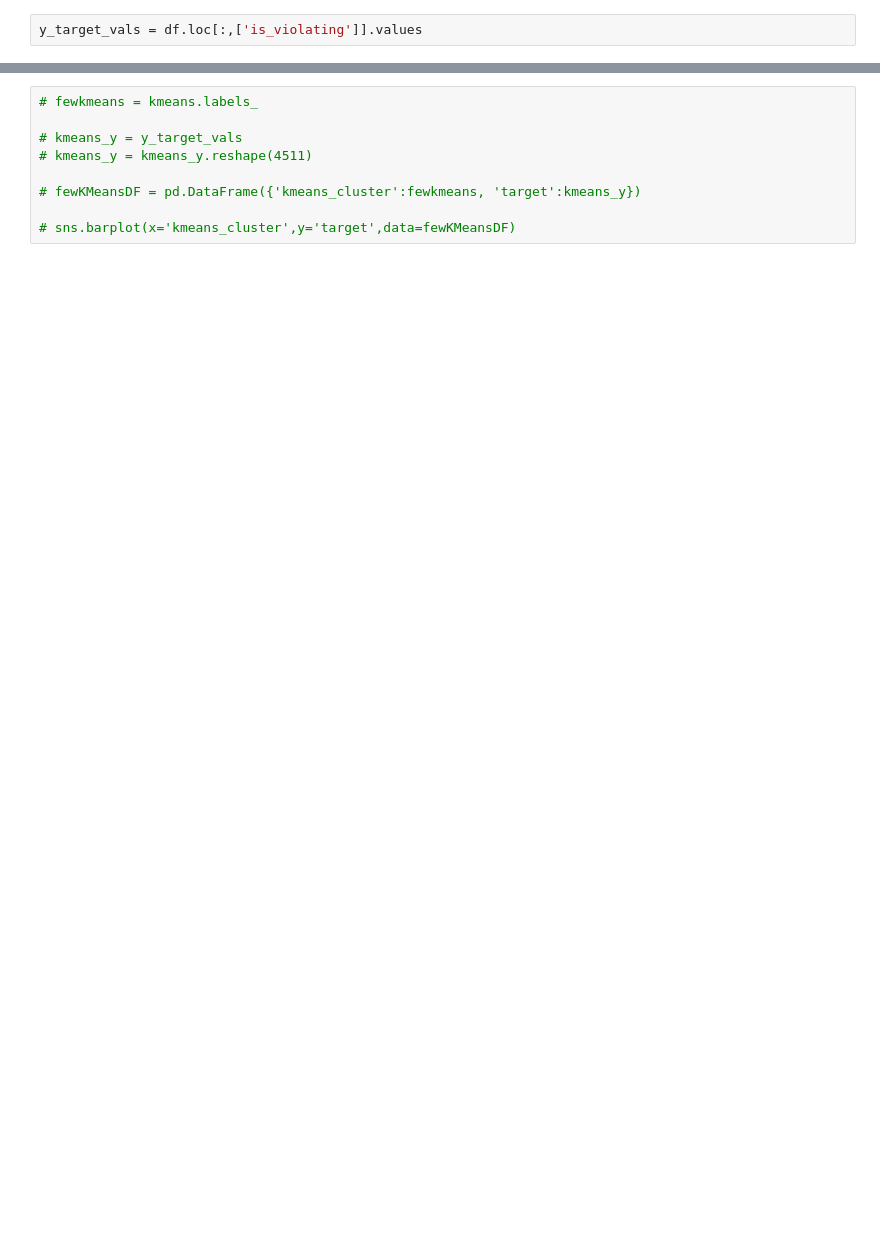
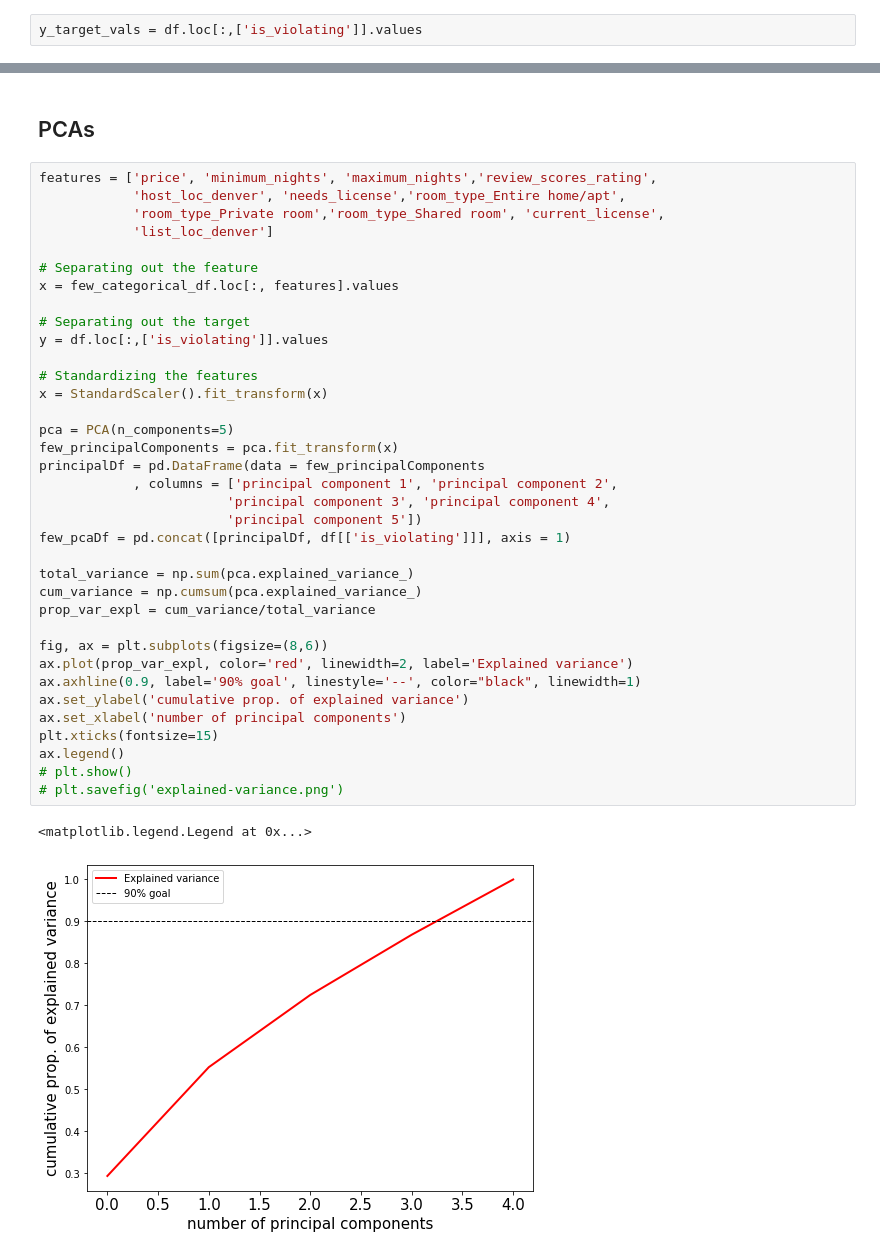
Before and after one commit to sbpforward/Airbnb-Criminal-Clusters-Pt-II, a Jupyter notebook: notebooks/PCA-Kmeans.ipynb, the cells around one changed output, grey strips where cells are left out. Drawn from its saved outputs; the diff is of its cells as text; blank space fills up the shorter version.

```diff
--- a/notebooks/PCA-Kmeans.ipynb
+++ b/notebooks/PCA-Kmeans.ipynb
@@ -224,9 +25,41 @@ df.loc[[3009]]
-# %%
-# fewkmeans = kmeans.labels_
-
-# kmeans_y = y_target_vals
-# kmeans_y = kmeans_y.reshape(4511)
-
-# fewKMeansDF = pd.DataFrame({'kmeans_cluster':fewkmeans, 'target':kmeans_y})
-
-# sns.barplot(x='kmeans_cluster',y='target',data=fewKMeansDF)
+# %% [markdown]
+## PCAs
+# %%
+features = ['price', 'minimum_nights', 'maximum_nights','review_scores_rating',
+            'host_loc_denver', 'needs_license','room_type_Entire home/apt',
+            'room_type_Private room','room_type_Shared room', 'current_license',
+            'list_loc_denver']
+
+# Separating out the feature
+x = few_categorical_df.loc[:, features].values
+
+# Separating out the target
+y = df.loc[:,['is_violating']].values
+
+# Standardizing the features
+x = StandardScaler().fit_transform(x)
+
+pca = PCA(n_components=5)
+few_principalComponents = pca.fit_transform(x)
+principalDf = pd.DataFrame(data = few_principalComponents
+            , columns = ['principal component 1', 'principal component 2',
+                        'principal component 3', 'principal component 4',
+                        'principal component 5'])
+few_pcaDf = pd.concat([principalDf, df[['is_violating']]], axis = 1)
+
+total_variance = np.sum(pca.explained_variance_)
+cum_variance = np.cumsum(pca.explained_variance_)
+prop_var_expl = cum_variance/total_variance
+
+fig, ax = plt.subplots(figsize=(8,6))
+ax.plot(prop_var_expl, color='red', linewidth=2, label='Explained variance')
+ax.axhline(0.9, label='90% goal', linestyle='--', color="black", linewidth=1)
+ax.set_ylabel('cumulative prop. of explained variance')
+ax.set_xlabel('number of principal components')
+plt.xticks(fontsize=15)
+ax.legend()
+# plt.show()
+# plt.savefig('explained-variance.png')
+# %% [output]
+<matplotlib.legend.Legend at 0x...>
+[figure, added]
```
Also changed, not shown: parts of 36 cells of this notebook, 31 other files.
